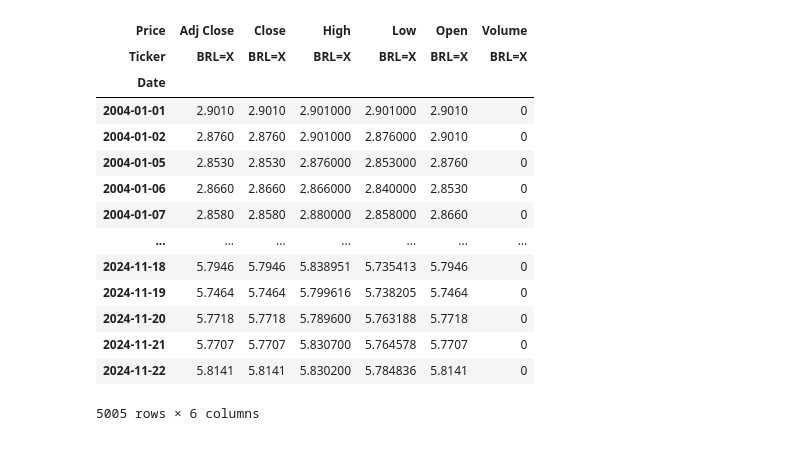
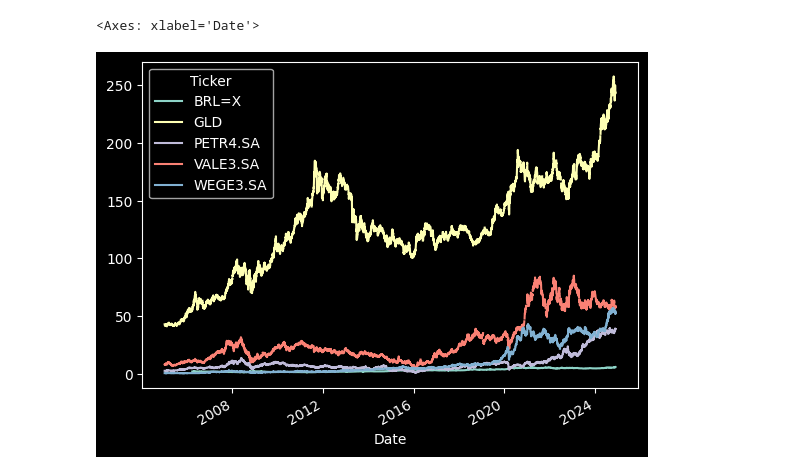
Before and after one commit to EPS-ALM/stocks-forecasting, a Jupyter notebook: analise/scrapping_dados.ipynb, the cells around one changed output. Cells and saved outputs as stored; diff of their text form; code cells hidden in the pictures.

```diff
--- a/analise/scrapping_dados.ipynb
+++ b/analise/scrapping_dados.ipynb
@@ -21,8 +29,7 @@ df = yf.download(acoes, inicio, final)#['Adj Close']
 # %%
-inicio = dt.date(2004, 1, 1)
-final = dt.date(2024, 11, 24)
-
-for acao in ['BRL=X', 'PETR4.SA', 'VALE3.SA', 'WEGE3.SA', 'GLD', 'GSPC']:
-    df = yf.download(acao, inicio, final)#['Adj Close']
-    break
+inicio = dt.date(2005, 1, 1)
+final = dt.date(2024, 12, 1)
+acoes = ['BRL=X', 'PETR4.SA', 'VALE3.SA', 'WEGE3.SA', 'GLD']#, '^GSPC']
+df = yf.download(acoes, inicio, final)['Adj Close']
+df
 # %% [output]
@@ -30,18 +51,5 @@ for acao in ['BRL=X', 'PETR4.SA', 'VALE3.SA', 'WEGE3.SA', 'GLD', 'GSPC']:
 # %%
-df
+df.plot()
 # %% [output]
-| Price | Adj Close | Close | High | Low | Open | Volume |
-| Ticker | BRL=X | BRL=X | BRL=X | BRL=X | BRL=X | BRL=X |
-| Date |  |  |  |  |  |  |
-| 2004-01-01 | 2.9010 | 2.9010 | 2.901000 | 2.901000 | 2.9010 | 0 |
-| 2004-01-02 | 2.8760 | 2.8760 | 2.901000 | 2.876000 | 2.9010 | 0 |
-| 2004-01-05 | 2.8530 | 2.8530 | 2.876000 | 2.853000 | 2.8760 | 0 |
-| 2004-01-06 | 2.8660 | 2.8660 | 2.866000 | 2.840000 | 2.8530 | 0 |
-| 2004-01-07 | 2.8580 | 2.8580 | 2.880000 | 2.858000 | 2.8660 | 0 |
-| ... | ... | ... | ... | ... | ... | ... |
-| 2024-11-18 | 5.7946 | 5.7946 | 5.838951 | 5.735413 | 5.7946 | 0 |
-| 2024-11-19 | 5.7464 | 5.7464 | 5.799616 | 5.738205 | 5.7464 | 0 |
-| 2024-11-20 | 5.7718 | 5.7718 | 5.789600 | 5.763188 | 5.7718 | 0 |
-| 2024-11-21 | 5.7707 | 5.7707 | 5.830700 | 5.764578 | 5.7707 | 0 |
-| 2024-11-22 | 5.8141 | 5.8141 | 5.830200 | 5.784836 | 5.8141 | 0 |
-5005 rows × 6 columns
+<Axes: xlabel='Date'>
+[figure, added]
```
Also changed, not shown: parts of 5 cells of this notebook.
